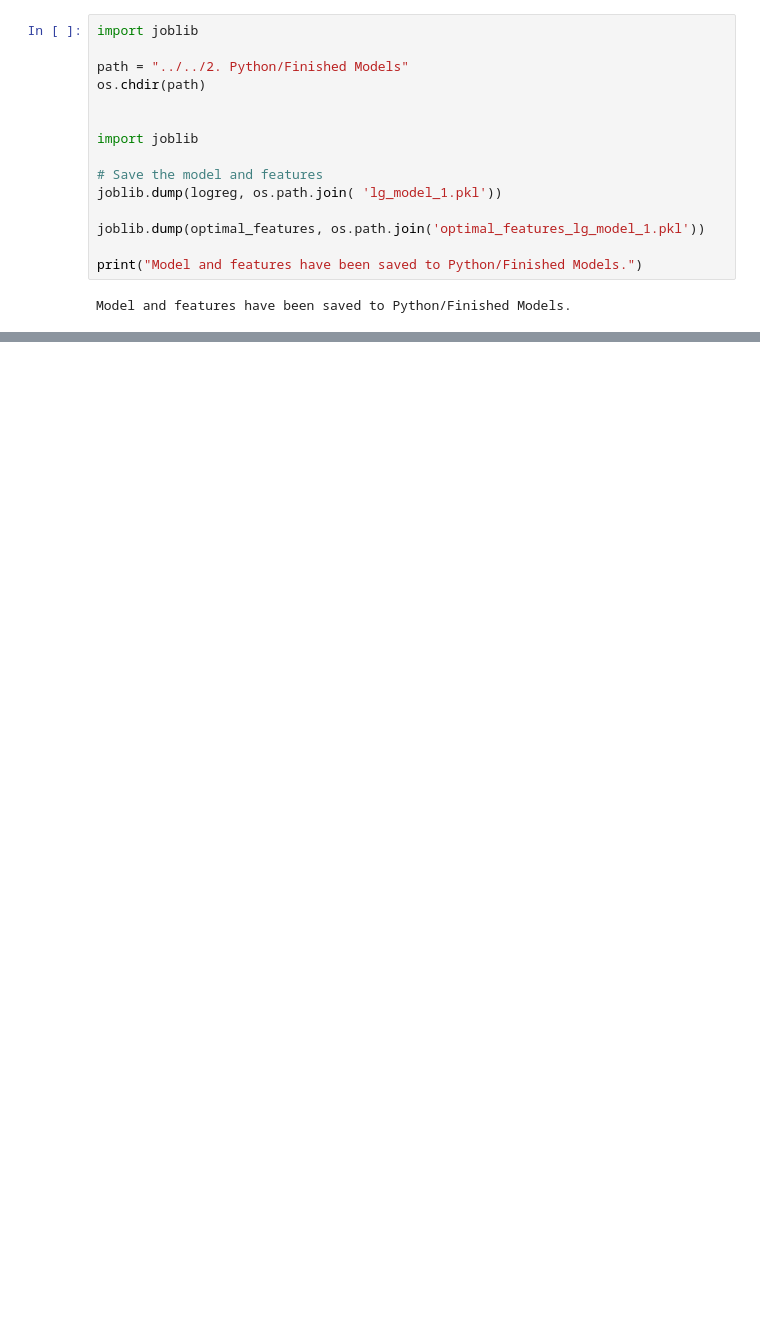
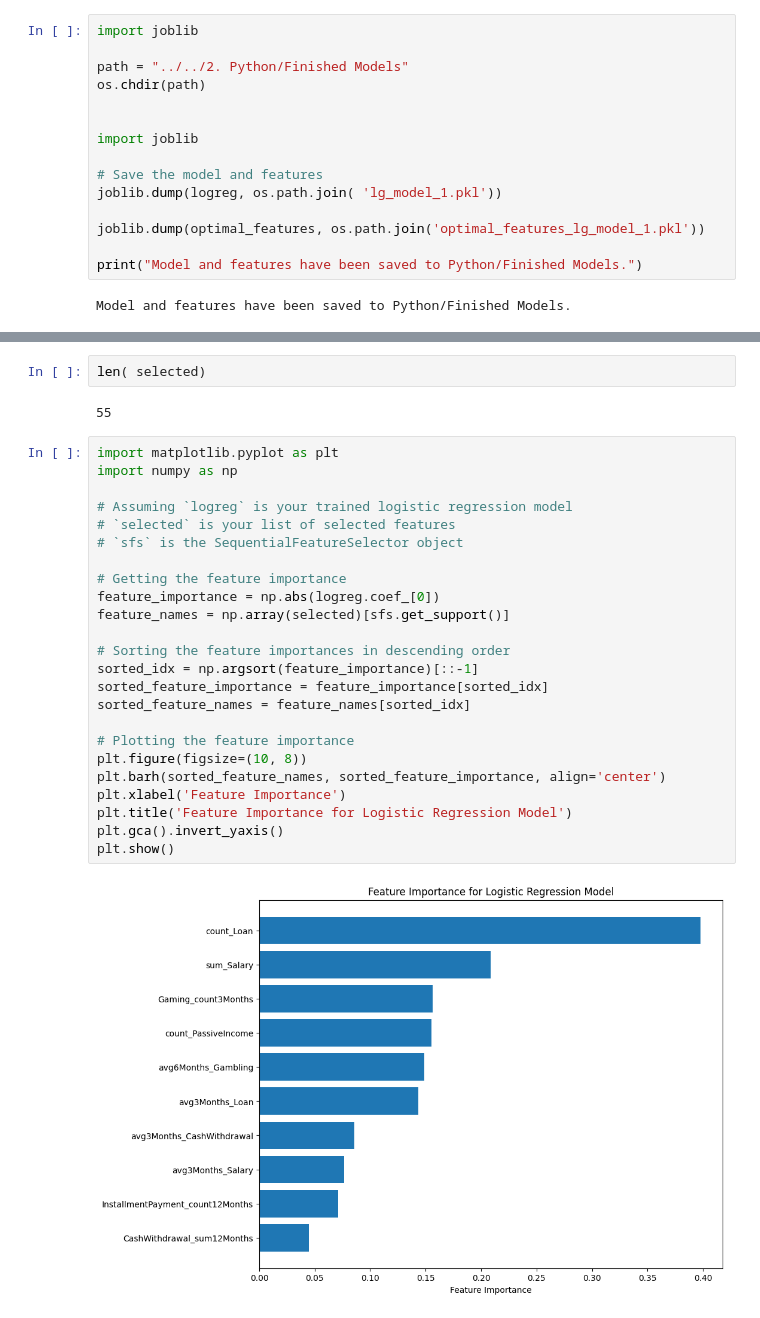
Before and after one commit to AndreasNilssonNstart/PSD2-Data-Engineering-Modeling-DATA-258, a Jupyter notebook: 2. Python/1.7 Find Final LG.ipynb, the cells around one changed output, grey strips where cells are left out. Drawn from its saved outputs; the diff is of its cells as text; blank space fills up the shorter version.

```diff
--- a/2. Python/1.7 Find Final LG.ipynb
+++ b/2. Python/1.7 Find Final LG.ipynb
@@ -422,0 +682,30 @@ Model and features have been saved to Python/Finished Models.
+# %%
+len( selected)
+# %% [output]
+55
+# %%
+import matplotlib.pyplot as plt
+import numpy as np
+
+# Assuming `logreg` is your trained logistic regression model
+# `selected` is your list of selected features
+# `sfs` is the SequentialFeatureSelector object
+
+# Getting the feature importance
+feature_importance = np.abs(logreg.coef_[0])
+feature_names = np.array(selected)[sfs.get_support()]
+
+# Sorting the feature importances in descending order
+sorted_idx = np.argsort(feature_importance)[::-1]
+sorted_feature_importance = feature_importance[sorted_idx]
+sorted_feature_names = feature_names[sorted_idx]
+
+# Plotting the feature importance
+plt.figure(figsize=(10, 8))
+plt.barh(sorted_feature_names, sorted_feature_importance, align='center')
+plt.xlabel('Feature Importance')
+plt.title('Feature Importance for Logistic Regression Model')
+plt.gca().invert_yaxis()
+plt.show()
+# %% [output]
+[figure, added]
```
Also changed, not shown: parts of 36 cells of this notebook, 8 other files.
